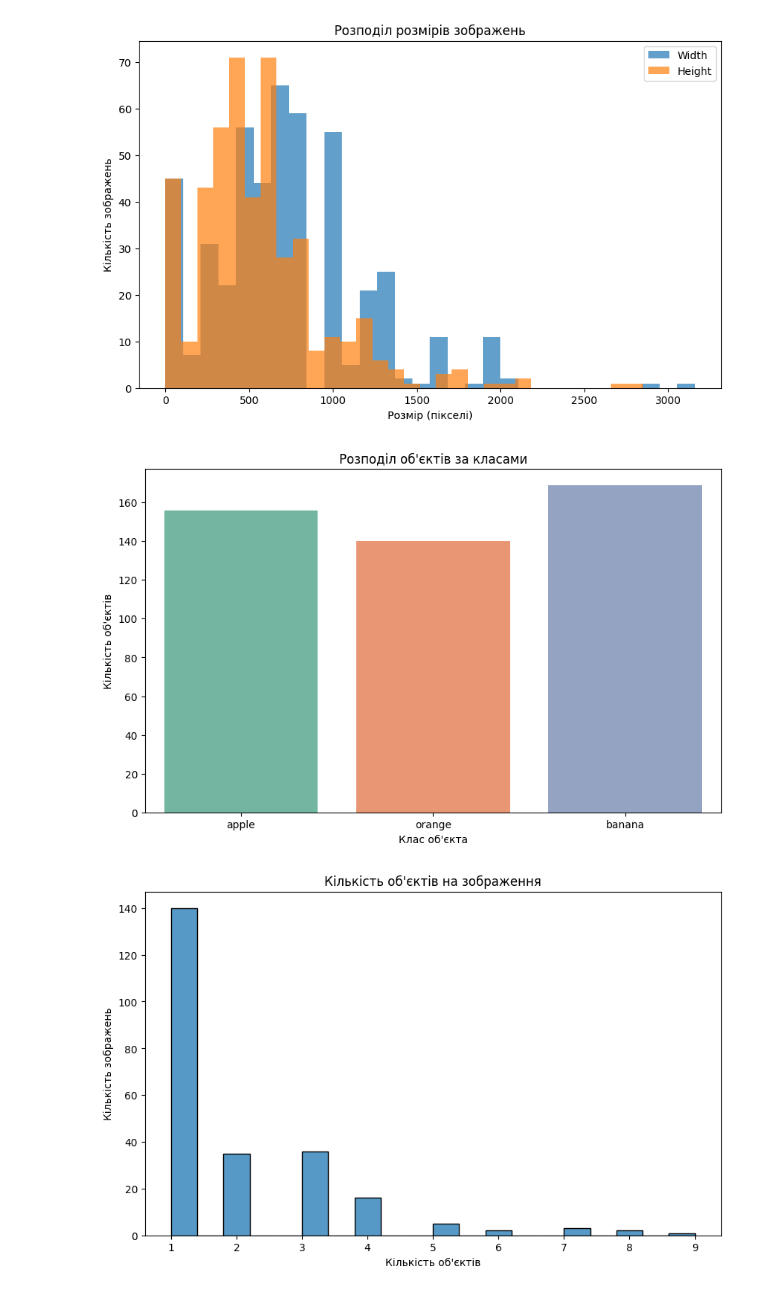
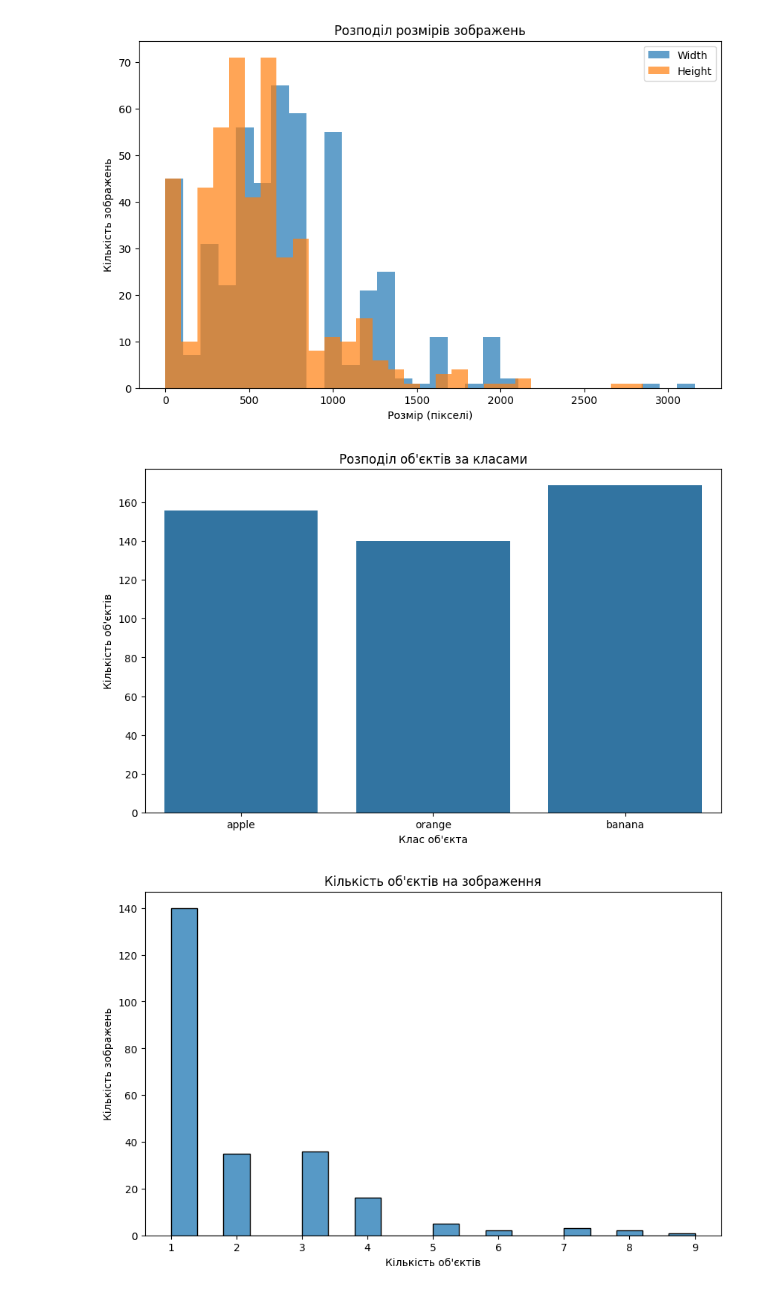
Before and after one commit to mar4enkom/neural-networks-lab, a Jupyter notebook: EDA.ipynb, the cells around one changed output. Saved outputs shown, nothing was run; the diff lists cells and outputs as text; code cells hidden in the pictures.

```diff
--- a/EDA.ipynb
+++ b/EDA.ipynb
@@ -78,13 +78,13 @@ plt.show()
 [figure]
 # %%
 plt.figure(figsize=(10, 6))
-sns.countplot(x='class', data=df, palette='Set2')
+sns.countplot(x='class', data=df)
 plt.title('Розподіл об\'єктів за класами')
 plt.xlabel('Клас об\'єкта')
 plt.ylabel('Кількість об\'єктів')
 plt.show()
 # %% [output]
-[figure, old version]
+[figure, new version]
 # %%
 objects_per_image = df.groupby('filename')['class'].count().reset_index(name='object_count')
 
```
Also changed, not shown: parts of 6 cells of this notebook, 5 other files.
